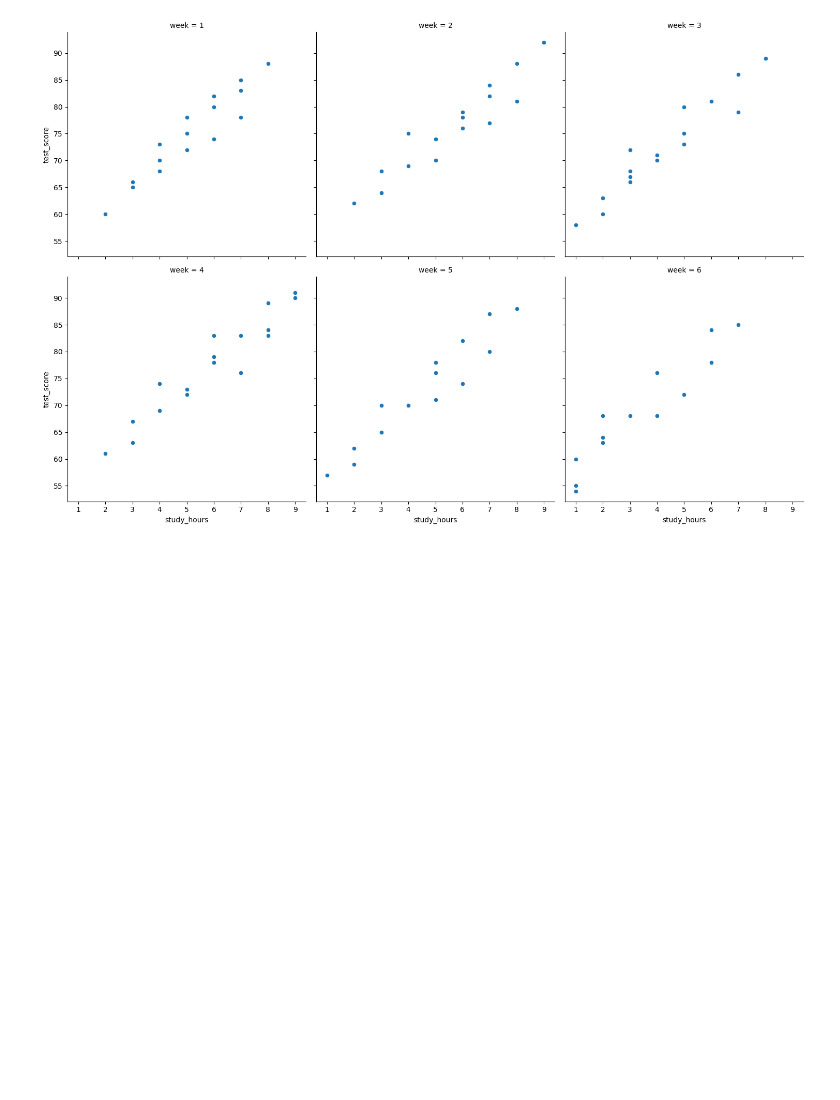
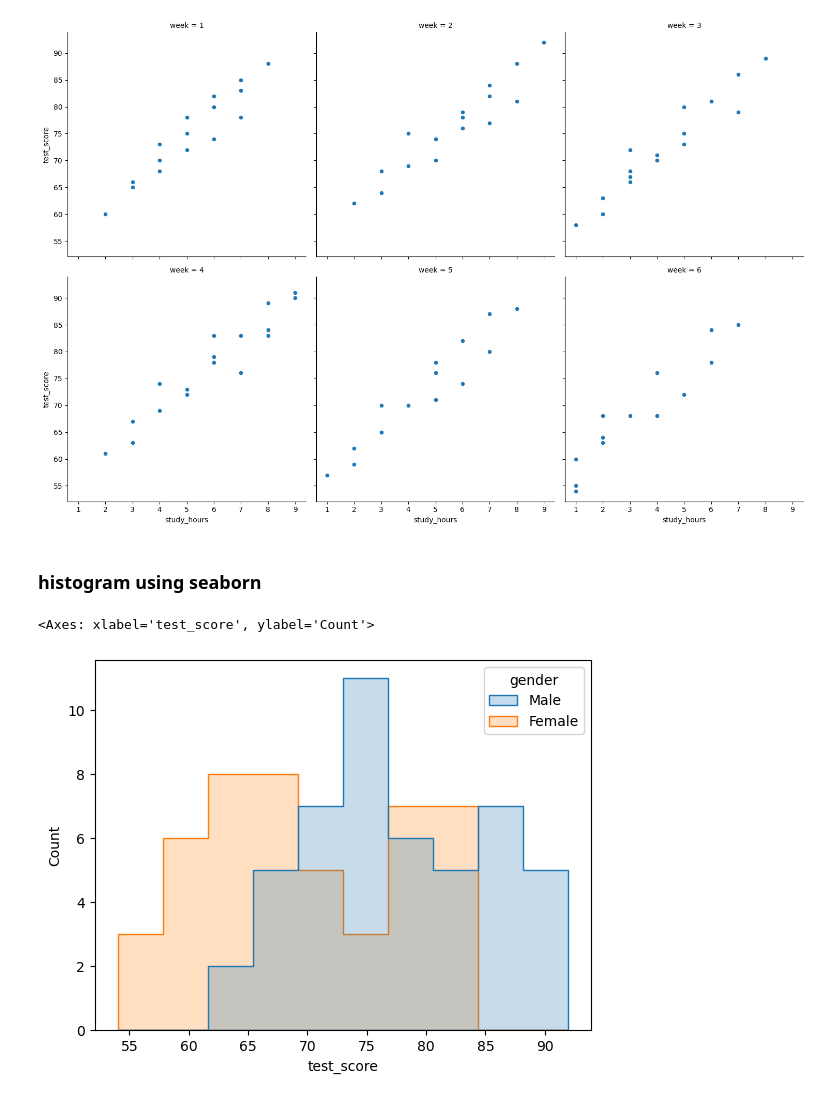
Before and after one commit to nafijur-rahaman/Data-Analysis-With-Python, a Jupyter notebook: Seaborn/seborn.ipynb, the cells around one changed output. Cells and saved outputs as stored; diff of their text form; code cells hidden in the pictures; blank space fills up the shorter version.

Commit message:
histogram using seaborn

```diff
--- a/Seaborn/seborn.ipynb
+++ b/Seaborn/seborn.ipynb
@@ -90,3 +90,12 @@ sns.relplot(kind='scatter', data = student, x = 'study_hours' , y ='test_score',
 # %% [output]
 <seaborn.axisgrid.FacetGrid at 0x...>
 [figure]
+# %% [markdown]
+### histogram using seaborn
+# %%
+#axes level histogram
+
+sns.histplot(data = student, x = "test_score", bins=10, hue="gender", element="step")
+# %% [output]
+<Axes: xlabel='test_score', ylabel='Count'>
+[figure, added]
```
Also changed, not shown: parts of 2 cells of this notebook.
